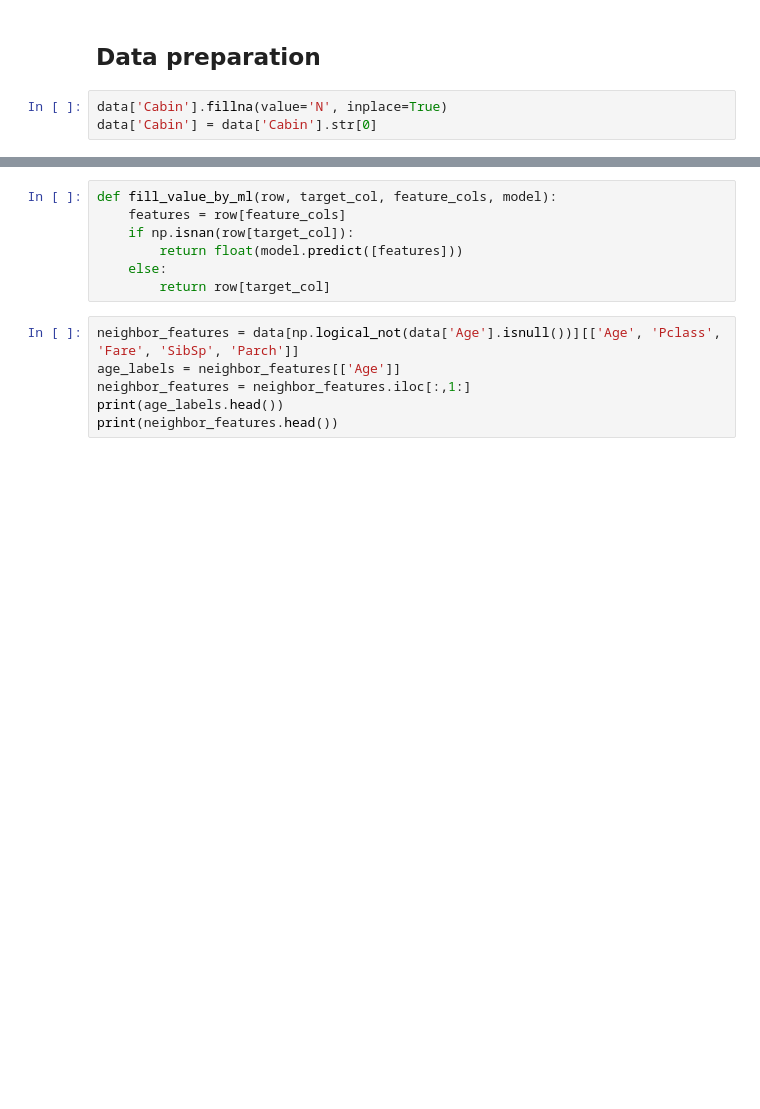
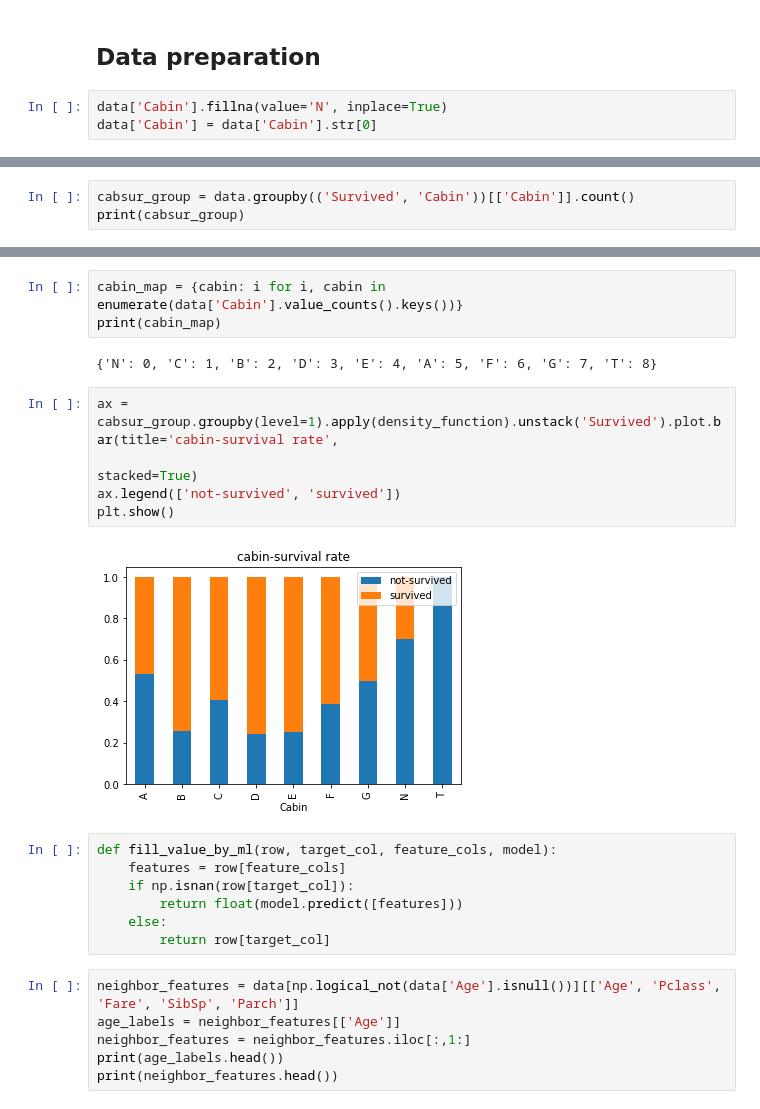
Before and after one commit to chasnew/data-analysis-repository, a Jupyter notebook: Titanic/Kaggle_titanic.ipynb, the cells around one changed output, grey strips where cells are left out. Saved outputs shown, nothing was run; the diff lists cells and outputs as text; blank space fills up the shorter version.

```diff
--- a/Titanic/Kaggle_titanic.ipynb
+++ b/Titanic/Kaggle_titanic.ipynb
@@ -332,0 +312,3 @@ Name: Cabin, dtype: int64
+# %%
+cabsur_group = data.groupby(('Survived', 'Cabin'))[['Cabin']].count()
+print(cabsur_group)
@@ -333,3 +335,15 @@ Name: Cabin, dtype: int64
+# %%
+cabin_map = {cabin: i for i, cabin in enumerate(data['Cabin'].value_counts().keys())}
+print(cabin_map)
+# %% [output]
+{'N': 0, 'C': 1, 'B': 2, 'D': 3, 'E': 4, 'A': 5, 'F': 6, 'G': 7, 'T': 8}
+# %%
+ax = cabsur_group.groupby(level=1).apply(density_function).unstack('Survived').plot.bar(title='cabin-survival rate',
+                                                                                        stacked=True)
+ax.legend(['not-survived', 'survived'])
+plt.show()
+# %% [output]
+[figure, added]
 # %%
 def fill_value_by_ml(row, target_col, feature_cols, model):
     features = row[feature_cols]
```
Also changed, not shown: parts of 34 cells of this notebook.
